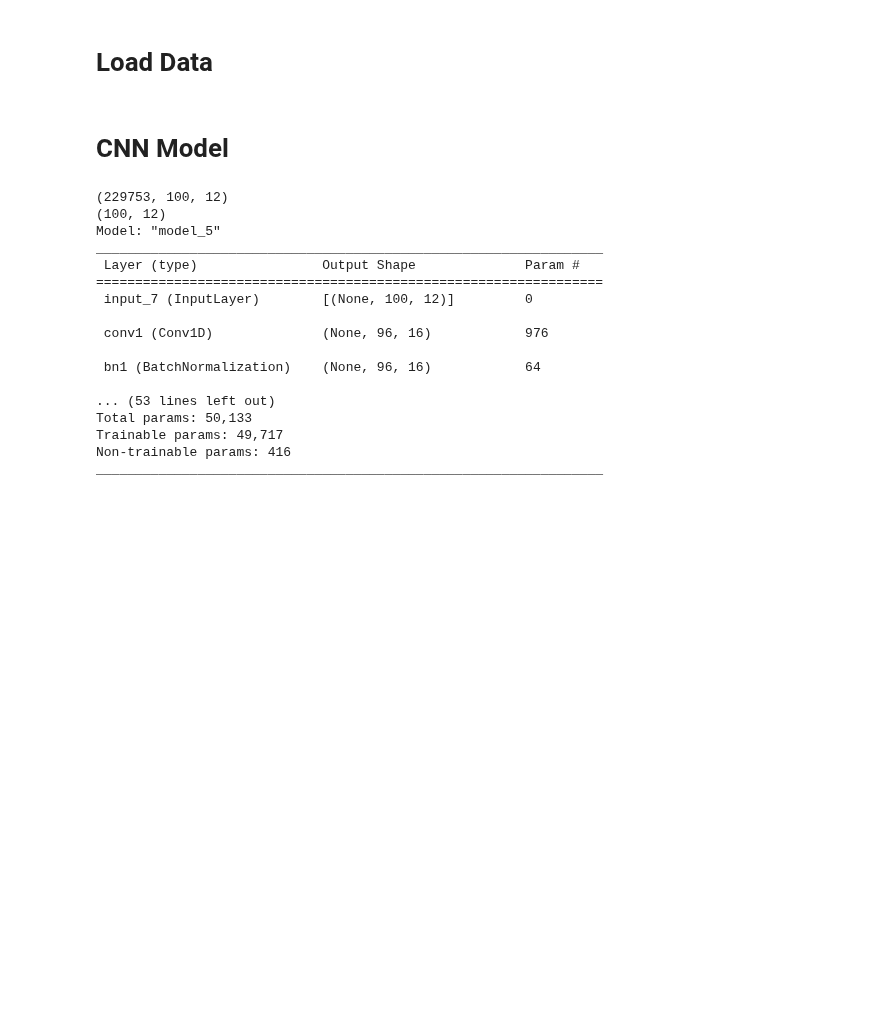
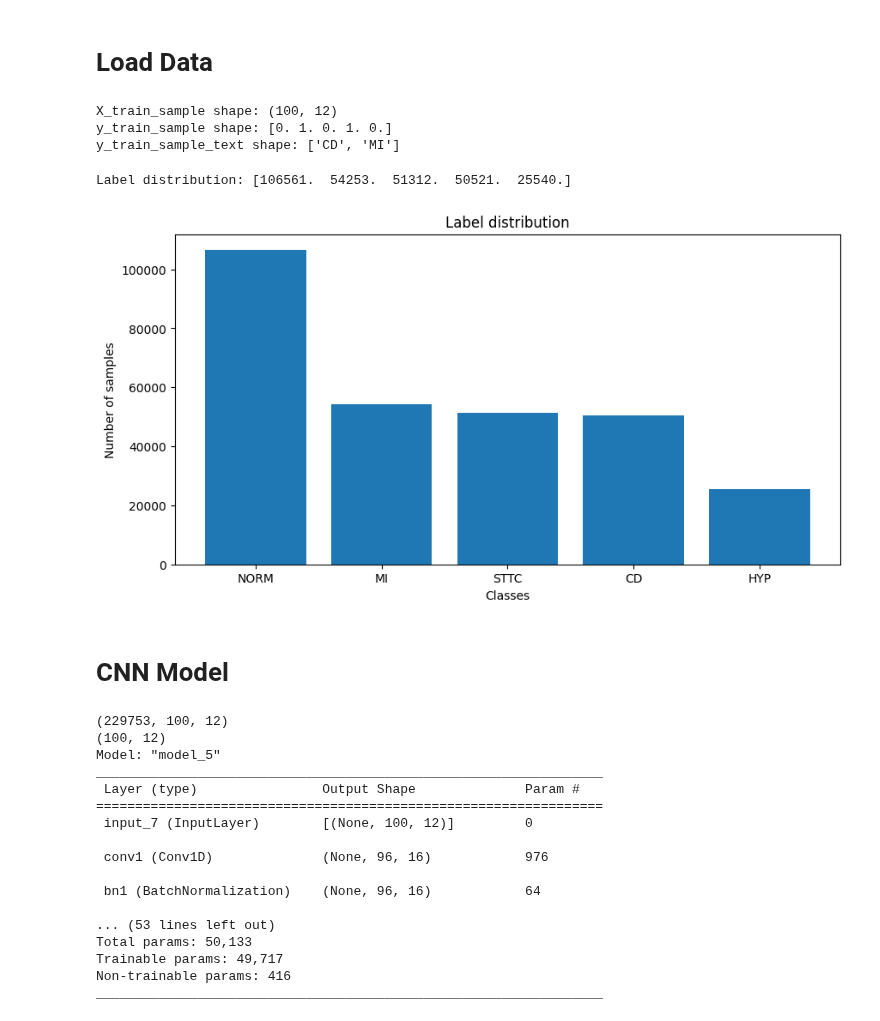
Before and after one commit to raaifhadadi/FYP, a Jupyter notebook: PTB_XL_hb.ipynb, the cells around one changed output. Saved outputs shown, nothing was run; the diff lists cells and outputs as text; code cells hidden in the pictures; blank space fills up the shorter version.

```diff
--- a/PTB_XL_hb.ipynb
+++ b/PTB_XL_hb.ipynb
@@ -24,6 +28,36 @@ with np.load('data/PTB_XL_HB_1s_window.npz', allow_pickle=True) as data:
             setattr(thismodule, k, data[k])
         else:
             setattr(thismodule, k, data[k].astype(float))
+# %%
+# get a random sample of the data
+idx = np.random.randint(0, X_train.shape[0])
+X_train_sample = X_train[idx]
+y_train_sample = Y_train[idx]
+y_train_sample_text = Y_train_text[idx]
+
+print('X_train_sample shape:', X_train_sample.shape)
+print('y_train_sample shape:', y_train_sample)
+print('y_train_sample_text shape:', y_train_sample_text)
+# %% [output]
+X_train_sample shape: (100, 12)
+y_train_sample shape: [0. 1. 0. 1. 0.]
+y_train_sample_text shape: ['CD', 'MI']
+# %%
+# get label distribution
+
+# get label distribution
+label_distribution = np.sum(Y_train, axis=0)
+classes = ['NORM', 'MI', 'STTC', 'CD', 'HYP']
+print('Label distribution:', label_distribution)
+plt.figure(figsize=(10, 5))
+plt.bar(classes, label_distribution)
+plt.title('Label distribution')
+plt.ylabel('Number of samples')
+plt.xlabel('Classes')
+plt.show()
+# %% [output]
+Label distribution: [106561.  54253.  51312.  50521.  25540.]
+[figure, added]
 # %%
 def augment_ecg_signal(signal):
     drifted_signal, _ = da.add_random_baseline_drift(signal, strength_range=(1.5,2.5), drift_wavelength_range=(300,500))
```
Also changed, not shown: parts of 5 cells of this notebook.
